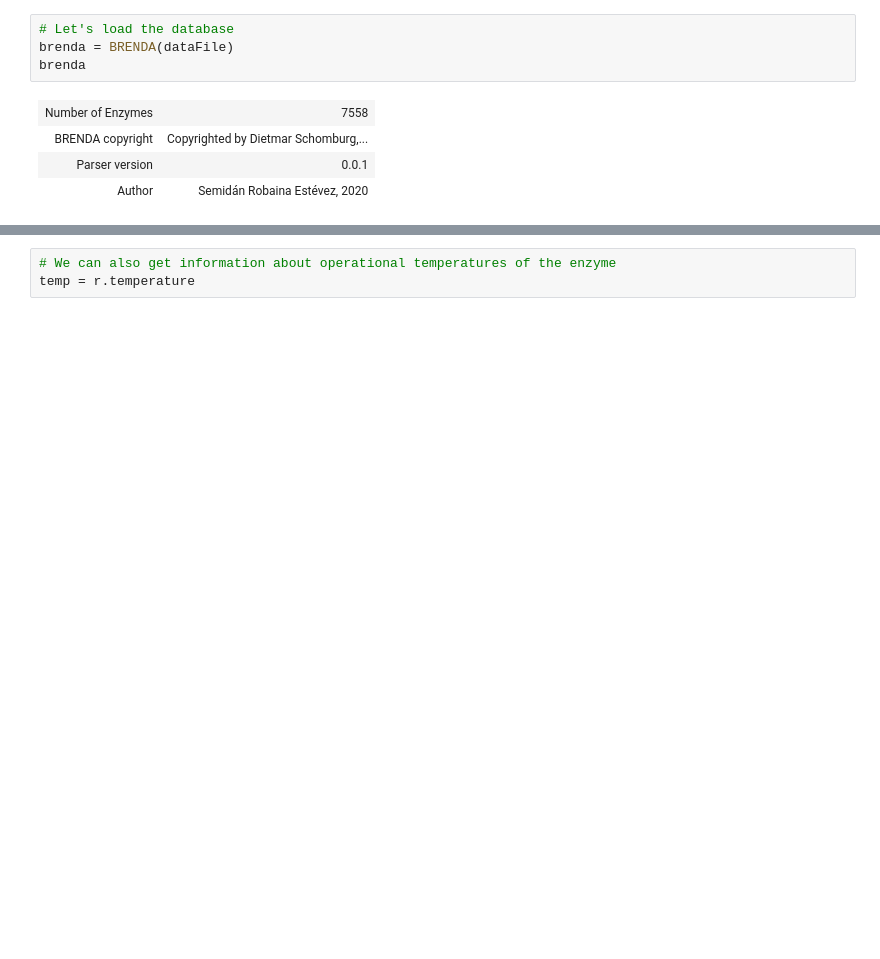
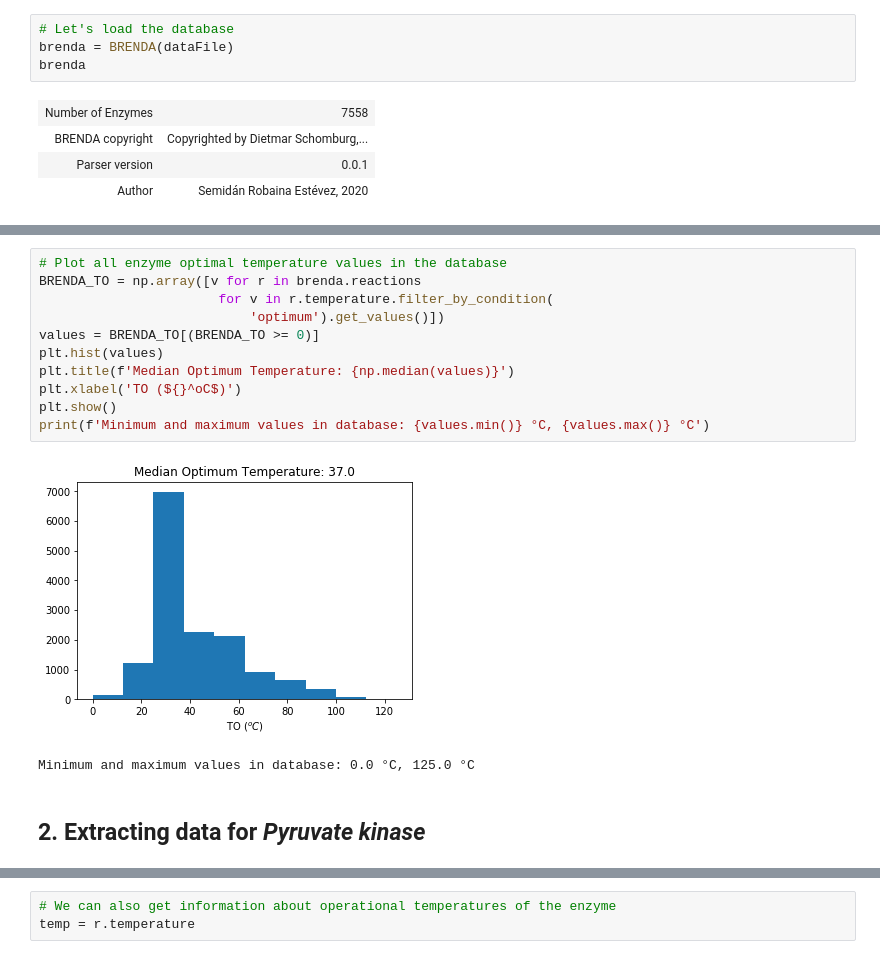
Before and after one commit to Robaina/BRENDApyrser, a Jupyter notebook: README.ipynb, the cells around one changed output, grey strips where cells are left out. Saved outputs shown, nothing was run; the diff lists cells and outputs as text; blank space fills up the shorter version.

```diff
--- a/README.ipynb
+++ b/README.ipynb
@@ -20,3 +50,19 @@ brenda
+# %%
+# Plot all enzyme optimal temperature values in the database
+BRENDA_TO = np.array([v for r in brenda.reactions
+                       for v in r.temperature.filter_by_condition(
+                           'optimum').get_values()])
+values = BRENDA_TO[(BRENDA_TO >= 0)]
+plt.hist(values)
+plt.title(f'Median Optimum Temperature: {np.median(values)}')
+plt.xlabel('TO (${}^oC$)')
+plt.show()
+print(f'Minimum and maximum values in database: {values.min()} °C, {values.max()} °C')
+# %% [output]
+[figure, added]
+Minimum and maximum values in database: 0.0 °C, 125.0 °C
+# %% [markdown]
+## 2. Extracting data for _Pyruvate kinase_
 # %%
 # We can retrieve an enzyme entry by its EC number like this
 r = brenda.reactions.get_by_id('2.7.1.40')
```
Also changed, not shown: parts of 22 cells of this notebook, 8 other files.
